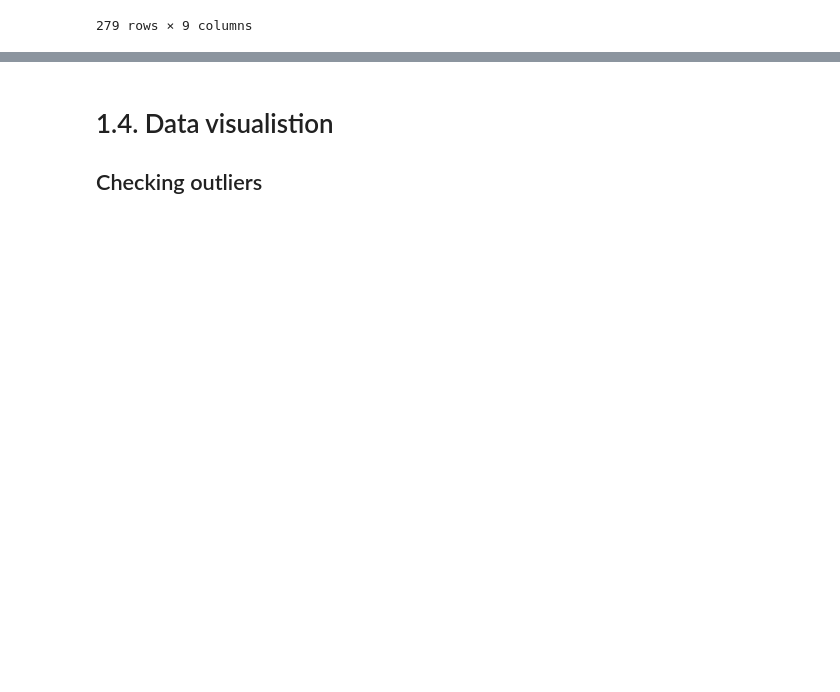
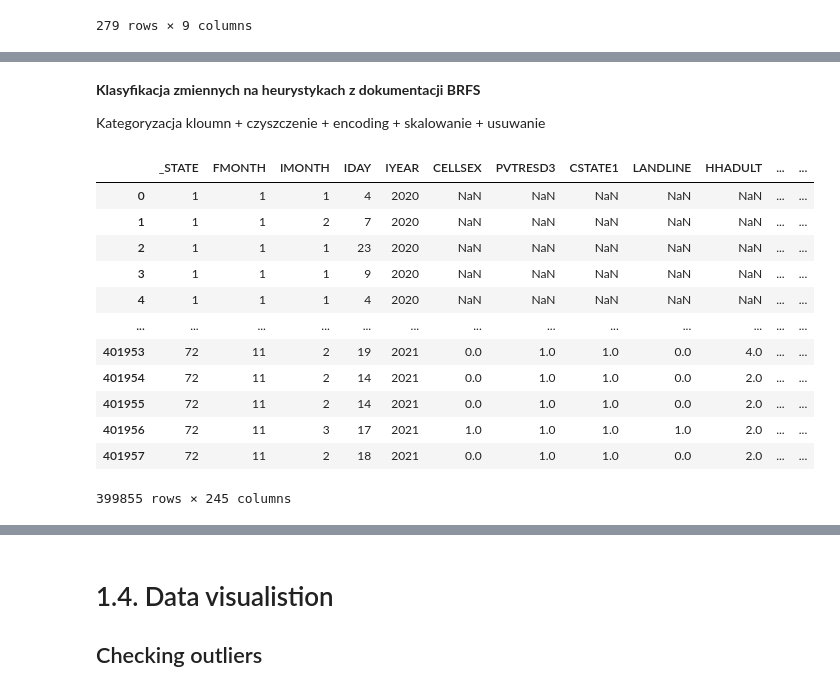
Before and after one commit to AdamWavv/DataMining, a Jupyter notebook: project/main.ipynb, the cells around one changed output, grey strips where cells are left out. Cells and saved outputs as stored; diff of their text form; code cells hidden in the pictures; blank space fills up the shorter version.

```diff
--- a/project/main.ipynb
+++ b/project/main.ipynb
@@ -210,0 +210,4 @@ df
+# %% [markdown]
+**Klasyfikacja zmiennych na heurystykach z dokumentacji BRFS**
+
+Kategoryzacja kloumn + czyszczenie + encoding + skalowanie + usuwanie
@@ -210,0 +276,17 @@ df
+# %%
+df_cleaned, variable_map = preprocess_brfss(df)
+df_cleaned
+# %% [output]
+|  | _STATE | FMONTH | IMONTH | IDAY | IYEAR | CELLSEX | PVTRESD3 | CSTATE1 | LANDLINE | HHADULT | ... | ... |
+| 0 | 1 | 1 | 1 | 4 | 2020 | NaN | NaN | NaN | NaN | NaN | ... | ... |
+| 1 | 1 | 1 | 2 | 7 | 2020 | NaN | NaN | NaN | NaN | NaN | ... | ... |
+| 2 | 1 | 1 | 1 | 23 | 2020 | NaN | NaN | NaN | NaN | NaN | ... | ... |
+| 3 | 1 | 1 | 1 | 9 | 2020 | NaN | NaN | NaN | NaN | NaN | ... | ... |
+| 4 | 1 | 1 | 1 | 4 | 2020 | NaN | NaN | NaN | NaN | NaN | ... | ... |
+| ... | ... | ... | ... | ... | ... | ... | ... | ... | ... | ... | ... | ... |
+| 401953 | 72 | 11 | 2 | 19 | 2021 | 0.0 | 1.0 | 1.0 | 0.0 | 4.0 | ... | ... |
+| 401954 | 72 | 11 | 2 | 14 | 2021 | 0.0 | 1.0 | 1.0 | 0.0 | 2.0 | ... | ... |
+| 401955 | 72 | 11 | 2 | 14 | 2021 | 0.0 | 1.0 | 1.0 | 0.0 | 2.0 | ... | ... |
+| 401956 | 72 | 11 | 3 | 17 | 2021 | 1.0 | 1.0 | 1.0 | 1.0 | 2.0 | ... | ... |
+| 401957 | 72 | 11 | 2 | 18 | 2021 | 0.0 | 1.0 | 1.0 | 0.0 | 2.0 | ... | ... |
+399855 rows × 245 columns
```
Also changed, not shown: parts of 21 cells of this notebook.
